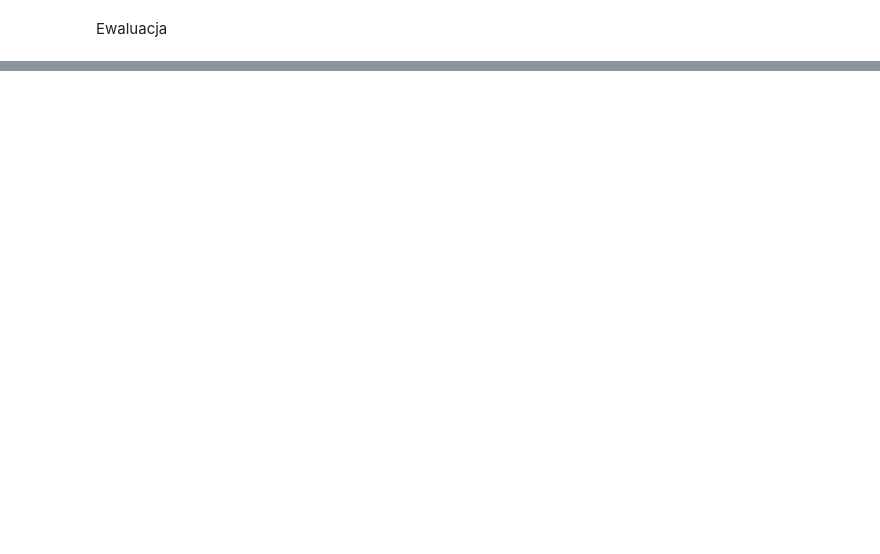
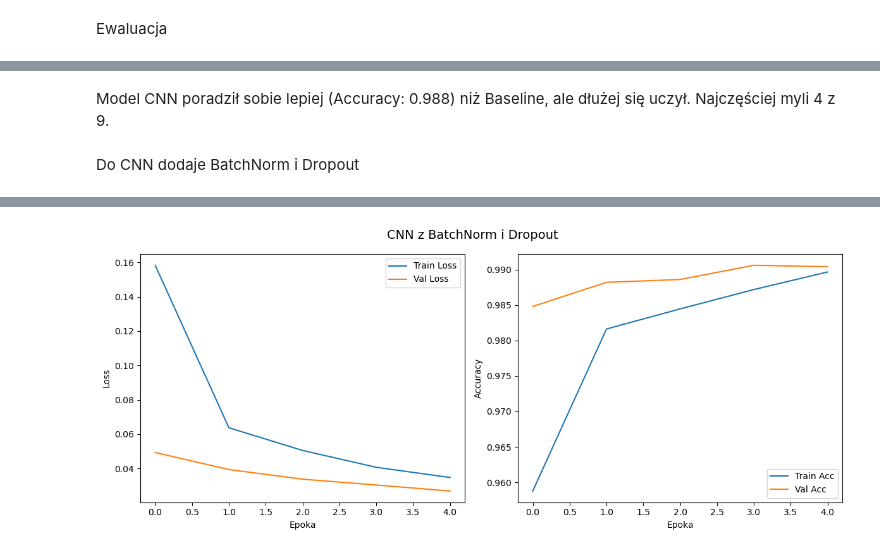
Before and after one commit to Solvro/ml-wakacyjne-wyzwanie-2025, a Jupyter notebook: 3_nn&cv/NN&CV_zadanie.ipynb, the cells around one changed output, grey strips where cells are left out. Cells and saved outputs as stored; diff of their text form; code cells hidden in the pictures; blank space fills up the shorter version.

```diff
--- a/3_nn&cv/NN&CV_zadanie.ipynb
+++ b/3_nn&cv/NN&CV_zadanie.ipynb
@@ -312,0 +315,39 @@ SimpleCNN(
+# %% [markdown]
+Model CNN poradził sobie lepiej (Accuracy: 0.988) niż Baseline, ale dłużej się uczył. Najczęściej myli 4 z 9.
+# %% [markdown]
+Do CNN dodaje BatchNorm i Dropout
+# %%
+import torch.nn as nn
+import torch.nn.functional as F
+
+class CNN2(nn.Module):
+    def __init__(self):
+        super(CNN2, self).__init__()
+        self.conv1 = nn.Conv2d(1, 32, kernel_size=3, padding=1)
+        self.bn1 = nn.BatchNorm2d(32)
+        self.pool = nn.MaxPool2d(2, 2)
+        self.conv2 = nn.Conv2d(32, 64, kernel_size=3, padding=1)
+        self.bn2 = nn.BatchNorm2d(64)
+
+        self.dropout_conv = nn.Dropout2d(0.25)
+
+        self.fc1 = nn.Linear(64 * 7 * 7, 256)
+        self.bn3 = nn.BatchNorm1d(256)
+        self.dropout_fc = nn.Dropout(0.5)
+        self.fc2 = nn.Linear(256, 10)
+
+    def forward(self, x):
+        x = self.pool(F.relu(self.bn1(self.conv1(x))))
+        x = self.pool(F.relu(self.bn2(self.conv2(x))))
+        x = self.dropout_conv(x)
+        x = x.view(-1, 64 * 7 * 7)
+        x = F.relu(self.bn3(self.fc1(x)))
+        x = self.dropout_fc(x)
+        x = self.fc2(x)
+        return x
+# %%
+model_improved = CNN2().to(device)
+history_improved = train_model(model_improved, train_loader, val_loader, epochs=5, lr=1e-3)
+torch.save(model_improved.state_dict(), "cnn_dropout_bn.pth")
+plot_history(history_improved, title="CNN z BatchNorm i Dropout")
+# %% [output]
@@ -312,0 +359 @@ SimpleCNN(
+[figure, added]
```
Also changed, not shown: parts of 30 cells of this notebook, 6 other files.
